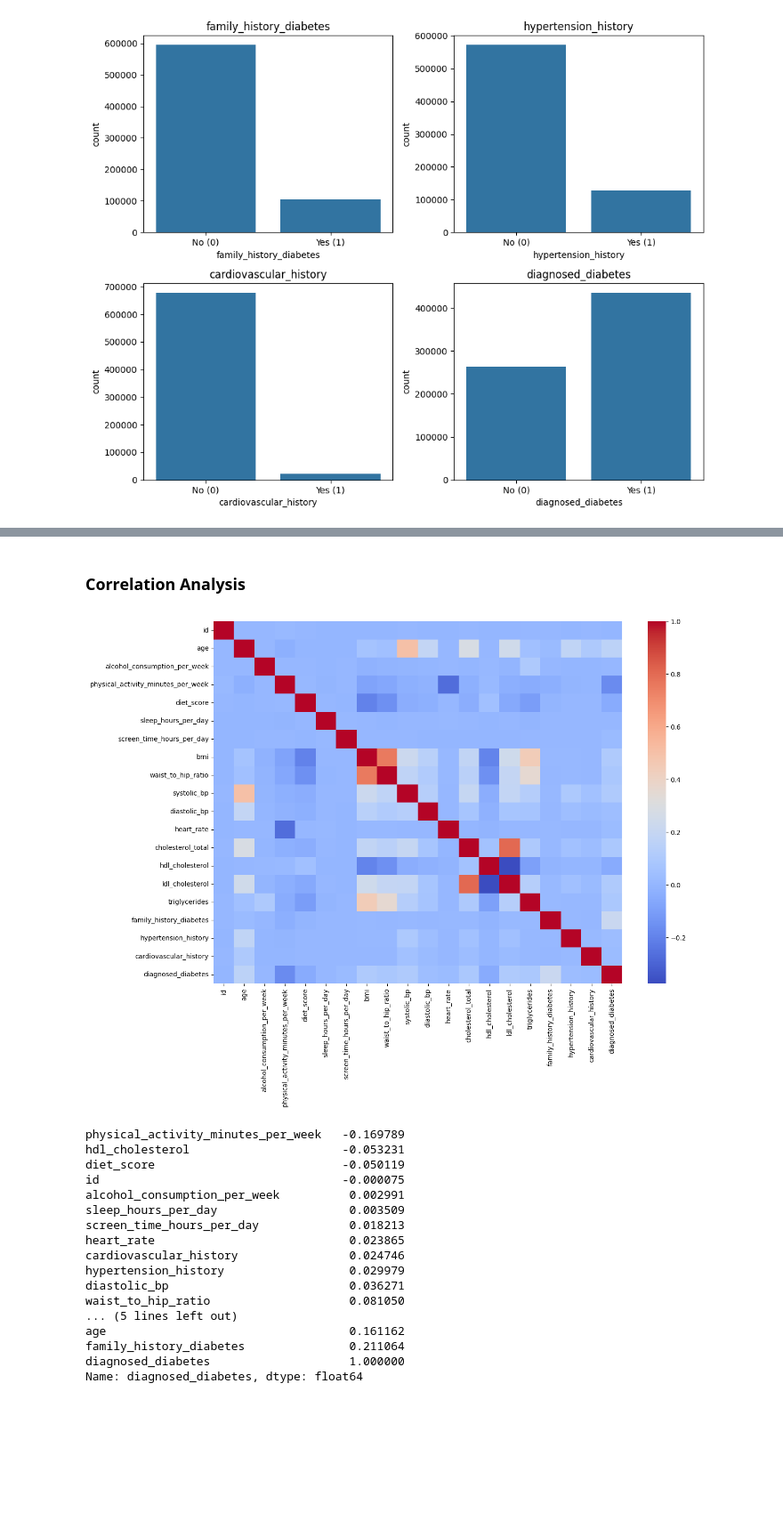
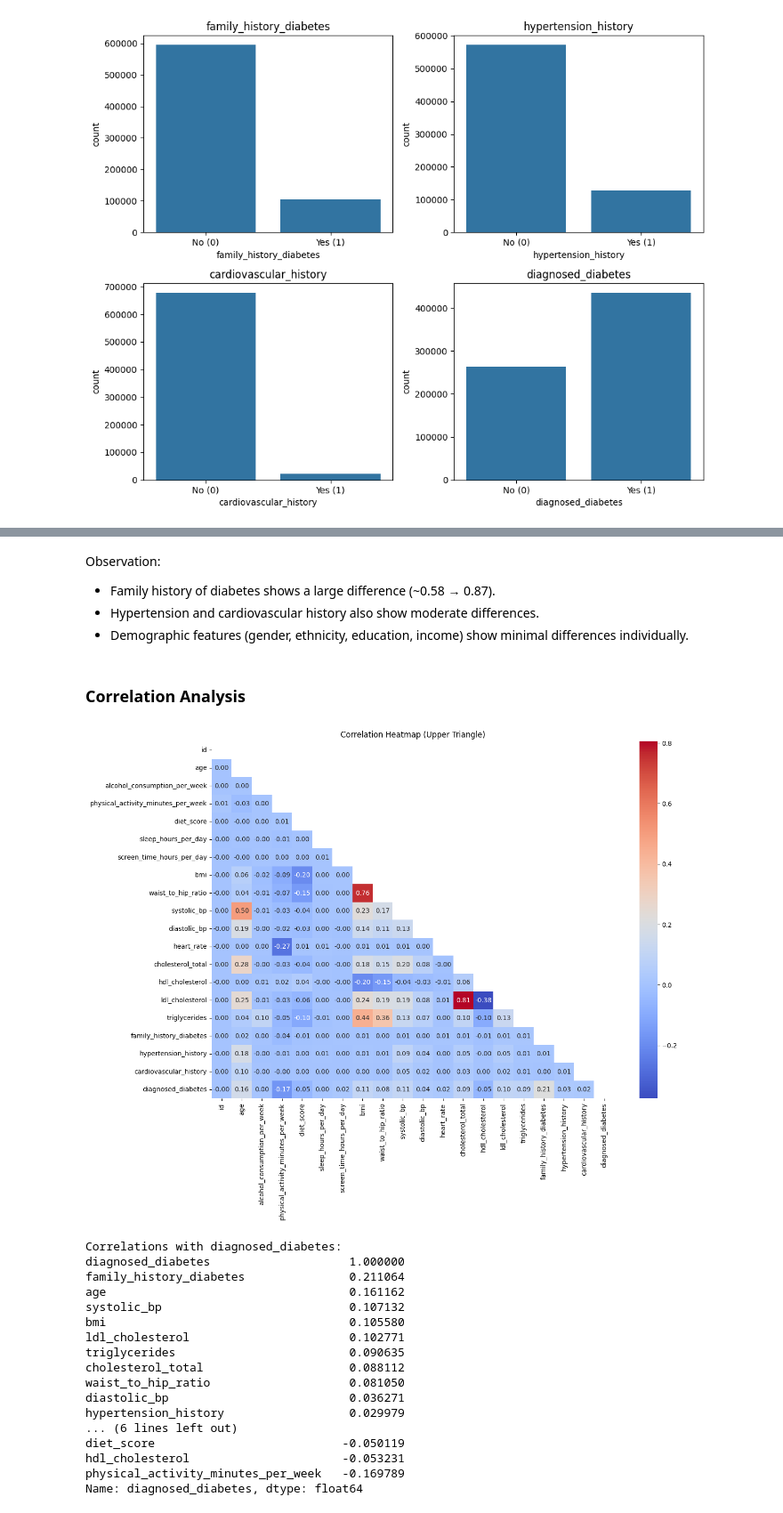
Before and after one commit to JoseAlfaro12/playground-series-s5e12, a Jupyter notebook: Scripts/EDA.ipynb, the cells around one changed output, grey strips where cells are left out. Shown: that part at 89% size. Cells and saved outputs as stored; diff of their text form; code cells hidden in the pictures; blank space fills up the shorter version.

```diff
--- a/Scripts/EDA.ipynb
+++ b/Scripts/EDA.ipynb
@@ -251,29 +238,44 @@ Name: diagnosed_diabetes, dtype: float64
+# %% [markdown]
+Observation:
+- Family history of diabetes shows a large difference (~0.58 → 0.87).
+- Hypertension and cardiovascular history also show moderate differences.
+- Demographic features (gender, ethnicity, education, income) show minimal differences individually.
 # %% [markdown]
 ### Correlation Analysis
-# %%
-plt.figure(figsize=(14, 10))
-numeric_cols = train.select_dtypes(include='number')  # select only numeric columns
-sns.heatmap(numeric_cols.corr(), annot=False, cmap="coolwarm")
-plt.show()
-# %% [output]
-[figure, removed]
-# %%
-numeric_cols.corr()['diagnosed_diabetes'].sort_values()
-# %% [output]
-physical_activity_minutes_per_week   -0.169789
-hdl_cholesterol                      -0.053231
-diet_score                           -0.050119
-id                                   -0.000075
-alcohol_consumption_per_week          0.002991
-sleep_hours_per_day                   0.003509
-screen_time_hours_per_day             0.018213
-heart_rate                            0.023865
-cardiovascular_history                0.024746
-hypertension_history                  0.029979
-diastolic_bp                          0.036271
-waist_to_hip_ratio                    0.081050
-... (5 lines left out)
-age                                   0.161162
-family_history_diabetes               0.211064
-diagnosed_diabetes                    1.000000
-Name: diagnosed_diabetes, dtype: float64
+# %%
+# Select numeric columns
+numeric_cols = train.select_dtypes(include='number')
+corr_matrix = numeric_cols.corr()
+
+# Create a mask for the upper triangle
+mask = np.triu(np.ones_like(corr_matrix, dtype=bool))
+
+# Plot heatmap with upper triangle only
+plt.figure(figsize=(14, 10))
+sns.heatmap(corr_matrix, mask=mask, annot=True, cmap="coolwarm", fmt=".2f")
+plt.title("Correlation Heatmap (Upper Triangle)")
+plt.show()
+
+# Correlation of all numeric features with target
+target_corr = corr_matrix['diagnosed_diabetes'].sort_values(ascending=False)
+print("Correlations with diagnosed_diabetes:")
+print(target_corr)
+# %% [output]
+[figure, added]
+Correlations with diagnosed_diabetes:
+diagnosed_diabetes                    1.000000
+family_history_diabetes               0.211064
+age                                   0.161162
+systolic_bp                           0.107132
+bmi                                   0.105580
+ldl_cholesterol                       0.102771
+triglycerides                         0.090635
+cholesterol_total                     0.088112
+waist_to_hip_ratio                    0.081050
+diastolic_bp                          0.036271
+hypertension_history                  0.029979
+... (6 lines left out)
+diet_score                           -0.050119
+hdl_cholesterol                      -0.053231
+physical_activity_minutes_per_week   -0.169789
+Name: diagnosed_diabetes, dtype: float64
```
Also changed, not shown: parts of 24 cells of this notebook.
